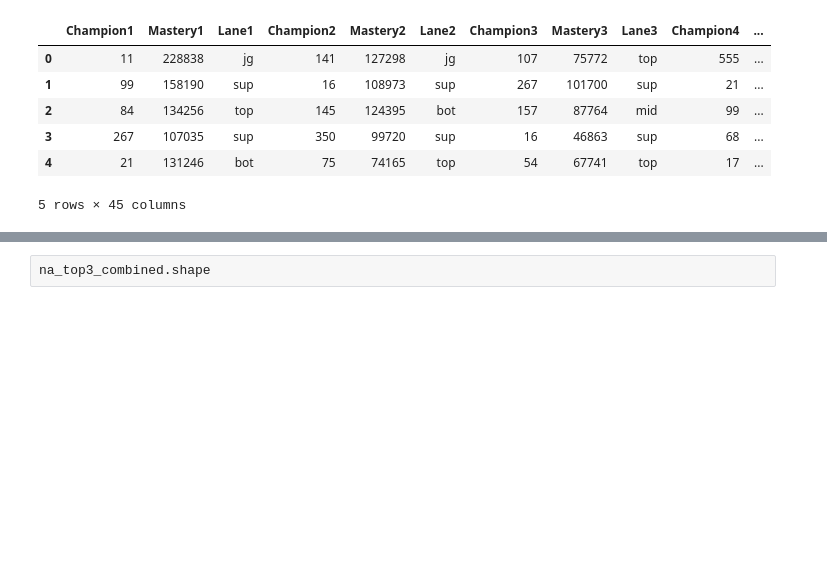
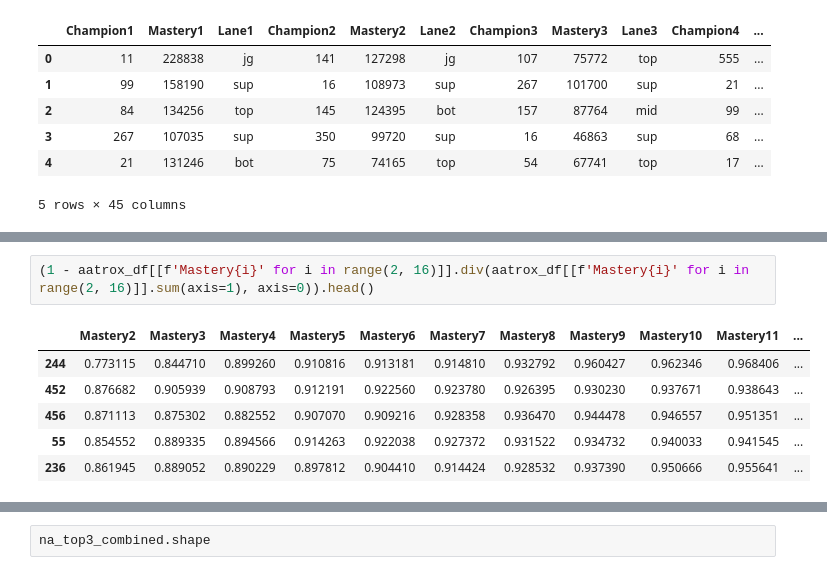
Before and after one commit to Ethan-Shapiro/Tiger-Graph-LoL-Champion-Recommender, a Jupyter notebook: data_prep.ipynb, the cells around one changed output, grey strips where cells are left out. Saved outputs shown, nothing was run; the diff lists cells and outputs as text; blank space fills up the shorter version.

```diff
--- a/data_prep.ipynb
+++ b/data_prep.ipynb
@@ -51,0 +100,9 @@ na_top3_combined.head()
+# %%
+(1 - aatrox_df[[f'Mastery{i}' for i in range(2, 16)]].div(aatrox_df[[f'Mastery{i}' for i in range(2, 16)]].sum(axis=1), axis=0)).head()
+# %% [output]
+|  | Mastery2 | Mastery3 | Mastery4 | Mastery5 | Mastery6 | Mastery7 | Mastery8 | Mastery9 | Mastery10 | Mastery11 | ... |
+| 244 | 0.773115 | 0.844710 | 0.899260 | 0.910816 | 0.913181 | 0.914810 | 0.932792 | 0.960427 | 0.962346 | 0.968406 | ... |
+| 452 | 0.876682 | 0.905939 | 0.908793 | 0.912191 | 0.922560 | 0.923780 | 0.926395 | 0.930230 | 0.937671 | 0.938643 | ... |
+| 456 | 0.871113 | 0.875302 | 0.882552 | 0.907070 | 0.909216 | 0.928358 | 0.936470 | 0.944478 | 0.946557 | 0.951351 | ... |
+| 55 | 0.854552 | 0.889335 | 0.894566 | 0.914263 | 0.922038 | 0.927372 | 0.931522 | 0.934732 | 0.940033 | 0.941545 | ... |
+| 236 | 0.861945 | 0.889052 | 0.890229 | 0.897812 | 0.904410 | 0.914424 | 0.928532 | 0.937390 | 0.950666 | 0.955641 | ... |
```
Also changed, not shown: parts of 21 cells of this notebook.
